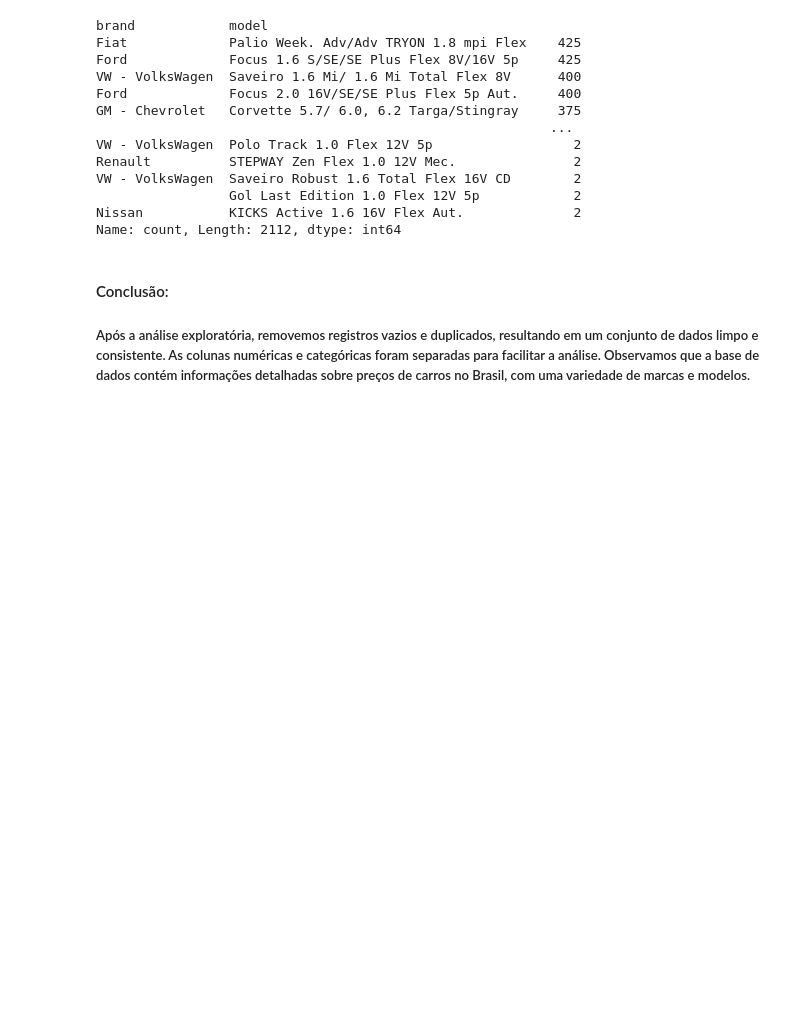
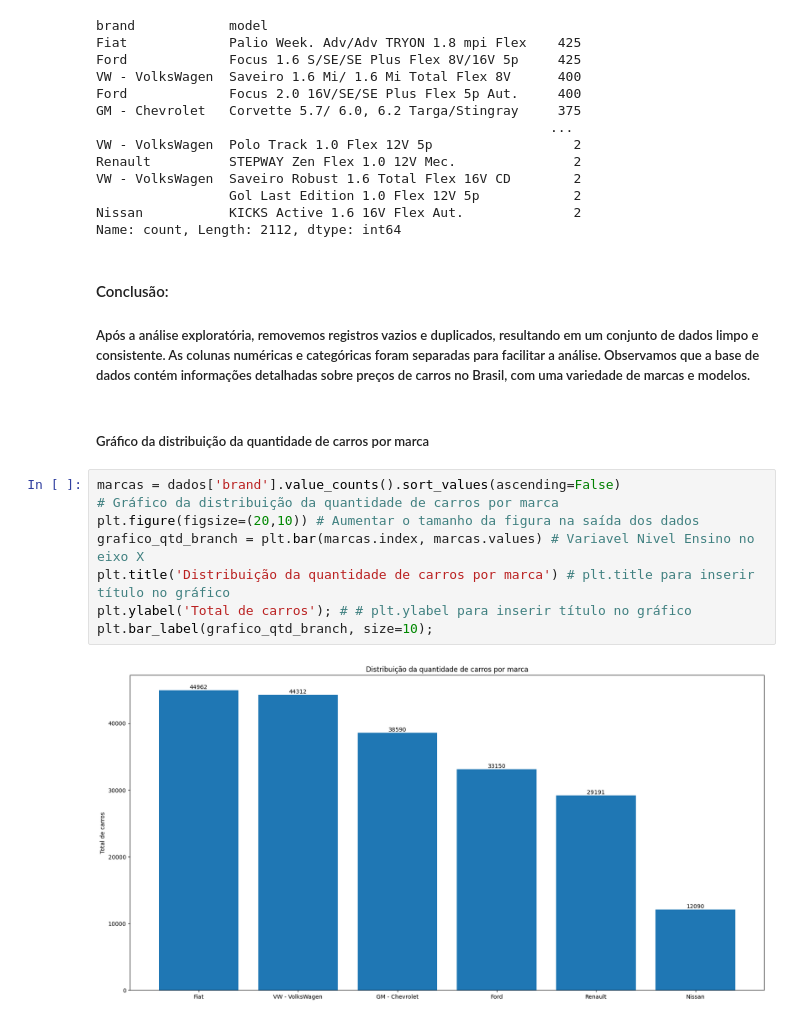
Before and after one commit to renato130182/Trabalho-IAA0002-LPA, a Jupyter notebook: script.ipynb, the cells around one changed output. Saved outputs shown, nothing was run; the diff lists cells and outputs as text; blank space fills up the shorter version.

```diff
--- a/script.ipynb
+++ b/script.ipynb
@@ -143,3 +144,15 @@ Name: count, Length: 2112, dtype: int64
 # %% [markdown]
 #### Conclusão:
 ##### Após a análise exploratória, removemos registros vazios e duplicados, resultando em um conjunto de dados limpo e consistente. As colunas numéricas e categóricas foram separadas para facilitar a análise. Observamos que a base de dados contém informações detalhadas sobre preços de carros no Brasil, com uma variedade de marcas e modelos.
+# %% [markdown]
+##### Gráfico da distribuição da quantidade de carros por marca
+# %%
+marcas = dados['brand'].value_counts().sort_values(ascending=False)
+# Gráfico da distribuição da quantidade de carros por marca
+plt.figure(figsize=(20,10)) # Aumentar o tamanho da figura na saída dos dados
+grafico_qtd_branch = plt.bar(marcas.index, marcas.values) # Variavel Nivel Ensino no eixo X
+plt.title('Distribuição da quantidade de carros por marca') # plt.title para inserir título no gráfico
+plt.ylabel('Total de carros'); # # plt.ylabel para inserir título no gráfico
+plt.bar_label(grafico_qtd_branch, size=10);
+# %% [output]
+[figure, added]
```
Also changed, not shown: parts of 14 cells of this notebook, 2 other files.
